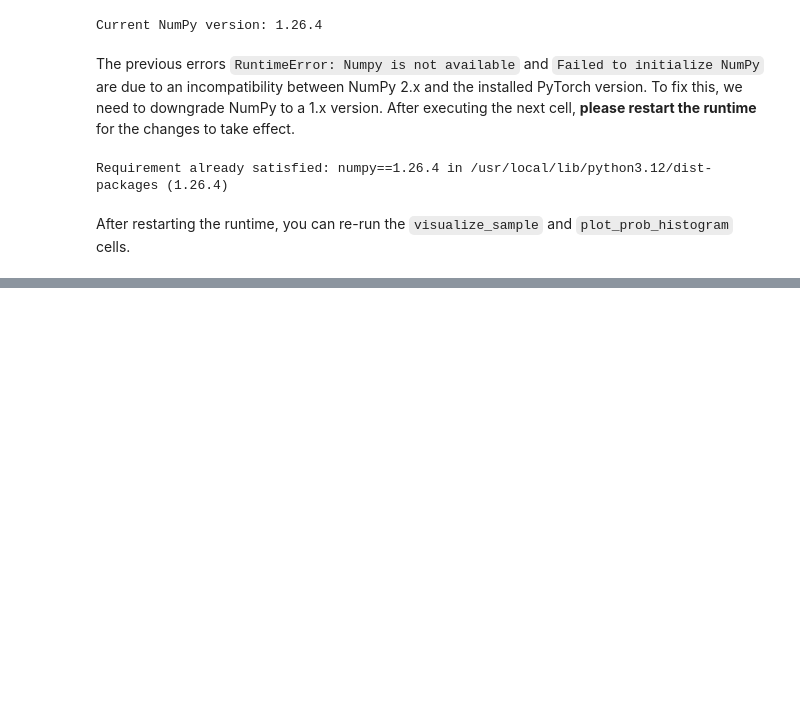
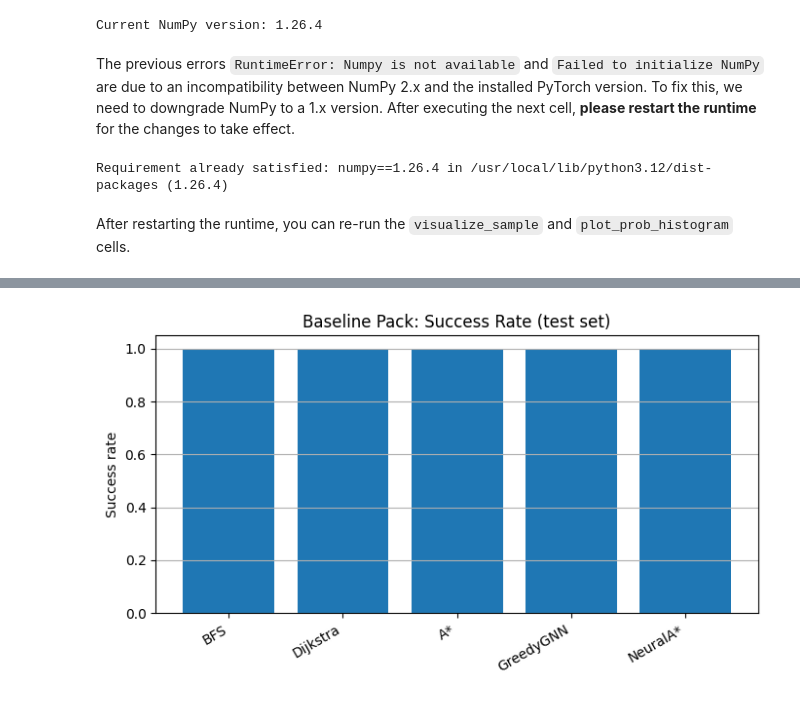
Before and after one commit to shaizalyasin/GNN-Path-Planning, a Jupyter notebook: GNN_map_v0_pure_astar.ipynb, the cells around one changed output, grey strips where cells are left out. Saved outputs shown, nothing was run; the diff lists cells and outputs as text; code cells hidden in the pictures; blank space fills up the shorter version.

```diff
--- a/GNN_map_v0_pure_astar.ipynb
+++ b/GNN_map_v0_pure_astar.ipynb
@@ -932,0 +1177,14 @@ plot_path_on_grid(example, npath, title="Neural A* (GNN-guided) Path")
+# %%
+import json, os
+os.makedirs("figures", exist_ok=True)
+os.makedirs("results", exist_ok=True)
+
+print("\n--- Baseline Pack Evaluation (test_data) ---")
+baseline_results = evaluate_baseline_pack(test_data, alpha=2.0)
+
+print(json.dumps(baseline_results, indent=2))
+
+with open("results/baseline_pack.json", "w") as f:
+    json.dump({"run_info": RUN_INFO, "results": baseline_results}, f, indent=2)
+
+print("Saved: results/baseline_pack.json")
@@ -932,0 +1209,69 @@ plot_path_on_grid(example, npath, title="Neural A* (GNN-guided) Path")
+# %%
+import matplotlib.pyplot as plt
+import numpy as np
+
+methods_order = ["BFS", "Dijkstra", "A*", "GreedyGNN", "NeuralA*"]
+
+def get_arr(key):
+    return [baseline_results[m].get(key, None) for m in methods_order]
+
+# 1) Success rate bar
+plt.figure(figsize=(7,4))
+plt.bar(methods_order, get_arr("success_rate"))
+plt.ylabel("Success rate")
+plt.title("Baseline Pack: Success Rate (test set)")
+plt.xticks(rotation=30, ha="right")
+plt.grid(True, axis="y")
+plt.tight_layout()
+plt.savefig("figures/baseline_success.png", dpi=200)
+plt.show()
+
+# 2) Path length ratio vs BFS (optimal) — where available
+ratio = [baseline_results[m].get("len_ratio_vs_bfs_avg", None) for m in methods_order]
+# BFS has no ratio; keep it as 1.0 for plotting
+ratio = [1.0 if (m=="BFS") else ratio[i] for i,m in enumerate(methods_order)]
+
+plt.figure(figsize=(7,4))
+plt.bar(methods_order, ratio)
+plt.ylabel("Avg (path length / BFS length)")
+plt.title("Baseline Pack: Optimality Gap (lower is better)")
+plt.xticks(rotation=30, ha="right")
+plt.grid(True, axis="y")
+plt.tight_layout()
+plt.savefig("figures/baseline_len_ratio.png", dpi=200)
+plt.show()
+
+# 3) Expansions (search effort) — only for BFS/Dijkstra/A*/NeuralA*
+methods_order_2 = ["BFS", "Dijkstra", "A*", "NeuralA*"]
+
+exp = [baseline_results[m].get("avg_expansions", None) for m in methods_order_2]
+# Replace None with 0 for plotting
+exp_plot = [0.0 if v is None else v for v in exp]
+
+plt.figure(figsize=(7,4))
+plt.bar(methods_order_2, exp_plot)
+plt.ylabel("Avg node expansions (pops)")
+plt.title("Baseline Pack: Search Effort (lower is better)")
+plt.xticks(rotation=30, ha="right")
+plt.grid(True, axis="y")
+plt.tight_layout()
+plt.savefig("figures/baseline_expansions.png", dpi=200)
+plt.show()
+
+# 4) Runtime mean (seconds)
+rt = [baseline_results[m].get("avg_time_s", None) for m in methods_order]
+rt_plot = [0.0 if v is None else v for v in rt]
+
+plt.figure(figsize=(7,4))
+plt.bar(methods_order, rt_plot)
+plt.ylabel("Avg runtime (s)")
+plt.title("Baseline Pack: Runtime (avg per instance)")
+plt.xticks(rotation=30, ha="right")
+plt.grid(True, axis="y")
+plt.tight_layout()
+plt.savefig("figures/baseline_runtime.png", dpi=200)
+plt.show()
+
+print("Saved charts to figures/: baseline_success.png, baseline_len_ratio.png, baseline_expansions.png, baseline_runtime.png")
+# %% [output]
+[figure, added]
```
Also changed, not shown: parts of 17 cells of this notebook.
